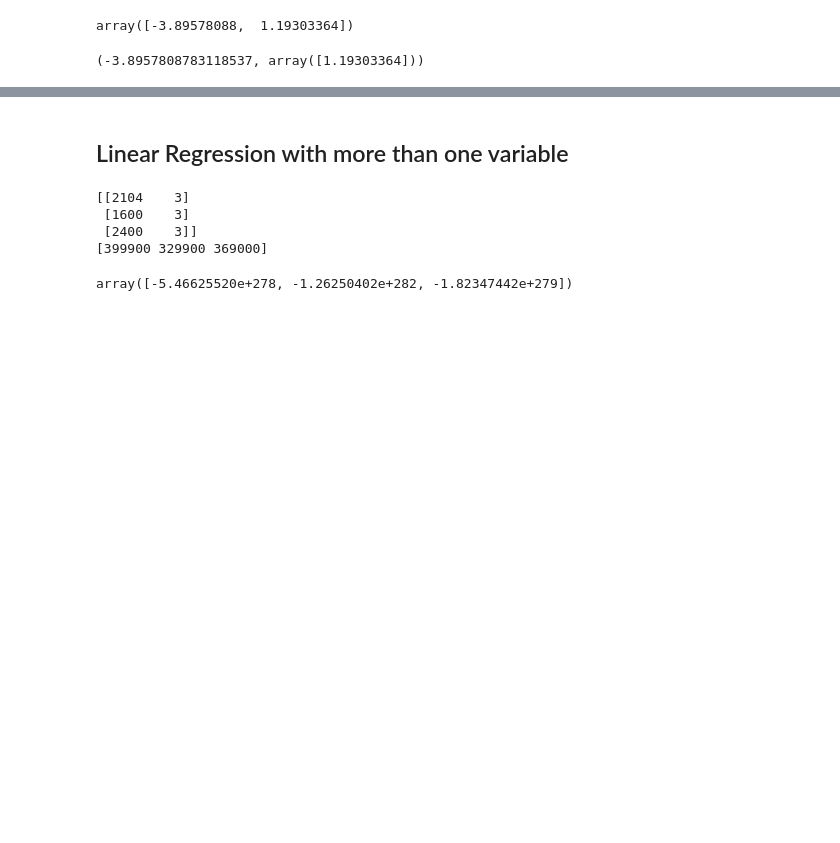
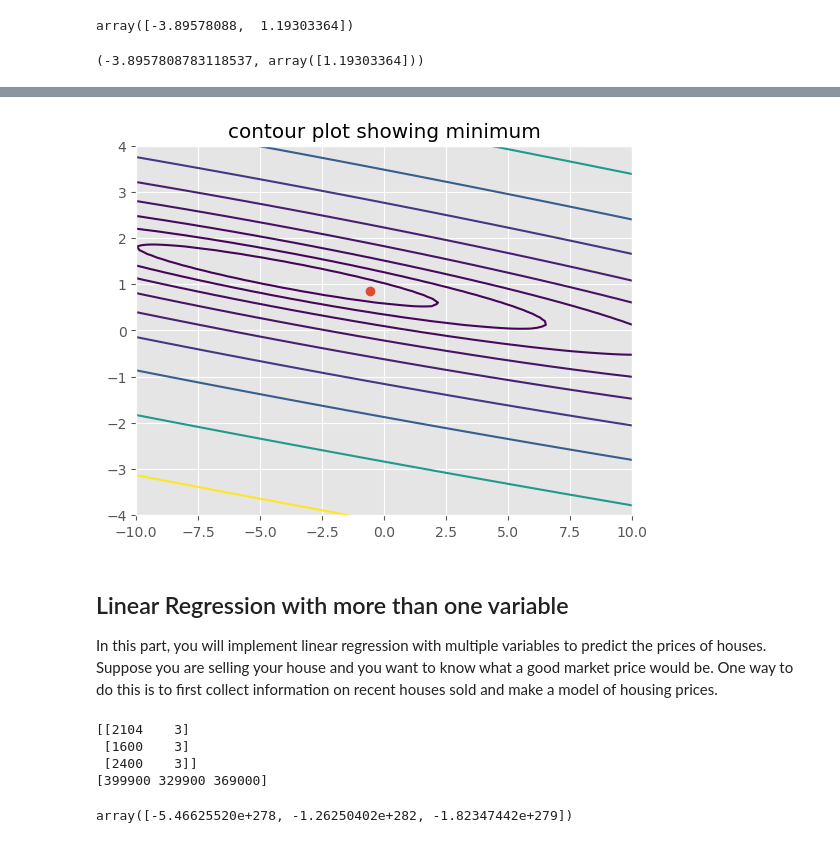
Before and after one commit to samisaf/Learning-AI, a Jupyter notebook: Coursera - Machine Learning/Linear Regression.ipynb, the cells around one changed output, grey strips where cells are left out. Drawn from its saved outputs; the diff is of its cells as text; code cells hidden in the pictures; blank space fills up the shorter version.

```diff
--- a/Coursera - Machine Learning/Linear Regression.ipynb
+++ b/Coursera - Machine Learning/Linear Regression.ipynb
@@ -39,4 +35,6 @@ import numpy as np
 import matplotlib.pyplot as plt
 import scipy.optimize
 import sklearn.linear_model
+plt.style.use('ggplot')
+# plt.style.available
 # %%
@@ -185,5 +213,28 @@ plotData(X1, y1, linear_reg1(X1, y1))
+# %%
+theta0 = np.linspace(-10, 10, 100)
+theta1 = np.linspace(-4, 4, 100)
+J_vals = np.zeros((len(theta0), len(theta1)))
+
+hypothesis, cost, gradients = J(X1, y1)
+for i in range(len(theta0)):
+    for j in range(len(theta1)):
+        J_vals[j, i] = cost(np.array([theta0[i], theta1[j]]))
+
+trough = linear_reg1(X1, y1)
+plt.plot(trough[0], trough[1], marker='o')
+
+plt.contour(theta0, theta1, J_vals, levels=np.logspace(-2, 3, 20))
+plt.title("contour plot showing minimum")
+plt.show()
+# %% [output]
+[figure, added]
 # %% [markdown]
 ## Linear Regression with more than one variable
+In this part, you will implement linear regression with multiple variables to
+predict the prices of houses. Suppose you are selling your house and you
+want to know what a good market price would be. One way to do this is to
+first collect information on recent houses sold and make a model of housing
+prices.
 # %%
 ex2datatxt = "2104,3,399900;1600,3,329900;2400,3,369000;1416,2,232000;3000,4,539900;1985,4,299900;1534,3,314900;1427,3,198999;1380,3,212000;1494,3,242500;1940,4,239999;2000,3,347000;1890,3,329999;4478,5,699900;1268,3,259900;2300,4,449900;1320,2,299900;1236,3,199900;2609,4,499998;3031,4,599000;1767,3,252900;1888,2,255000;1604,3,242900;1962,4,259900;3890,3,573900;1100,3,249900;1458,3,464500;2526,3,469000;2200,3,475000;2637,3,299900;1839,2,349900;1000,1,169900;2040,4,314900;3137,3,579900;1811,4,285900;1437,3,249900;1239,3,229900;2132,4,345000;4215,4,549000;2162,4,287000;1664,2,368500;2238,3,329900;2567,4,314000;1200,3,299000;852,2,179900;1852,4,299900;1203,3,239500"
 ex2data = np.mat(ex2datatxt)
```
Also changed, not shown: parts of 13 cells of this notebook, 1 other file.
